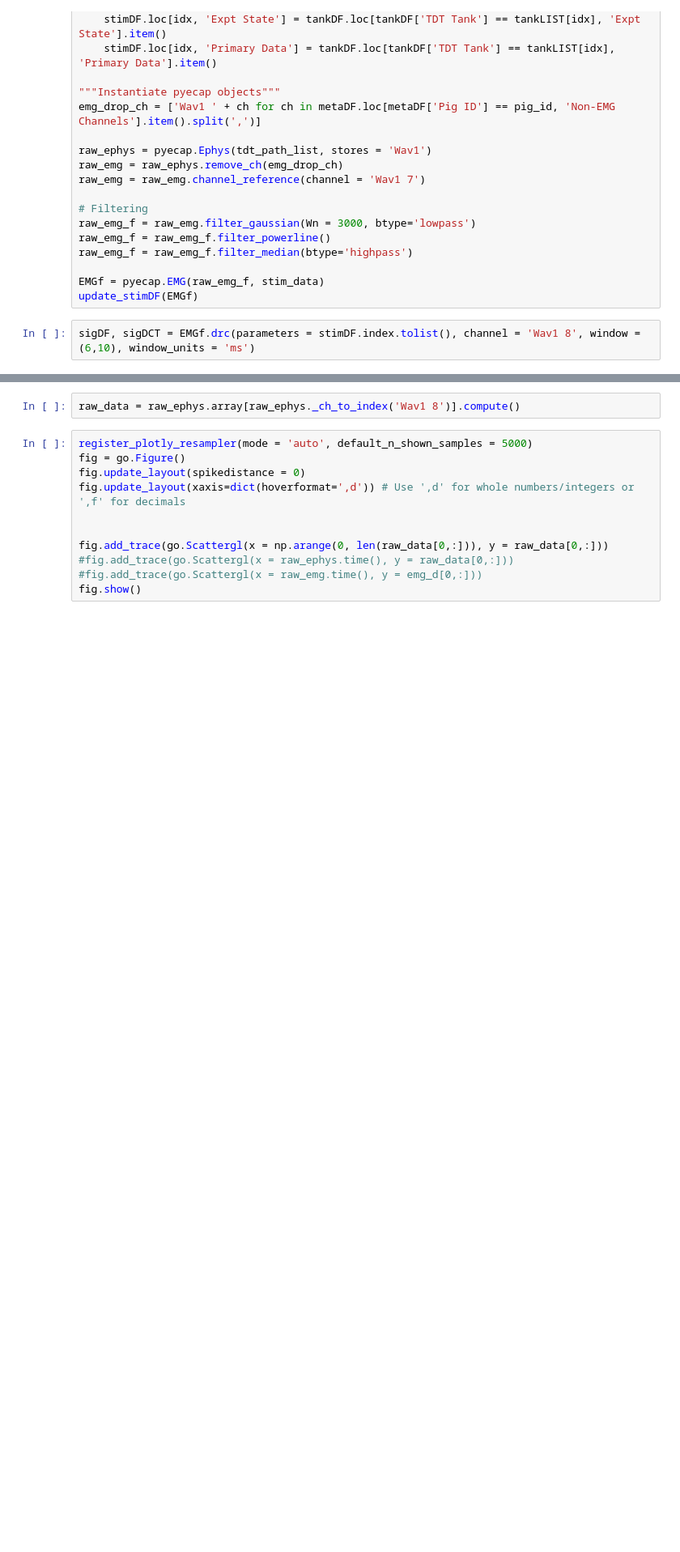
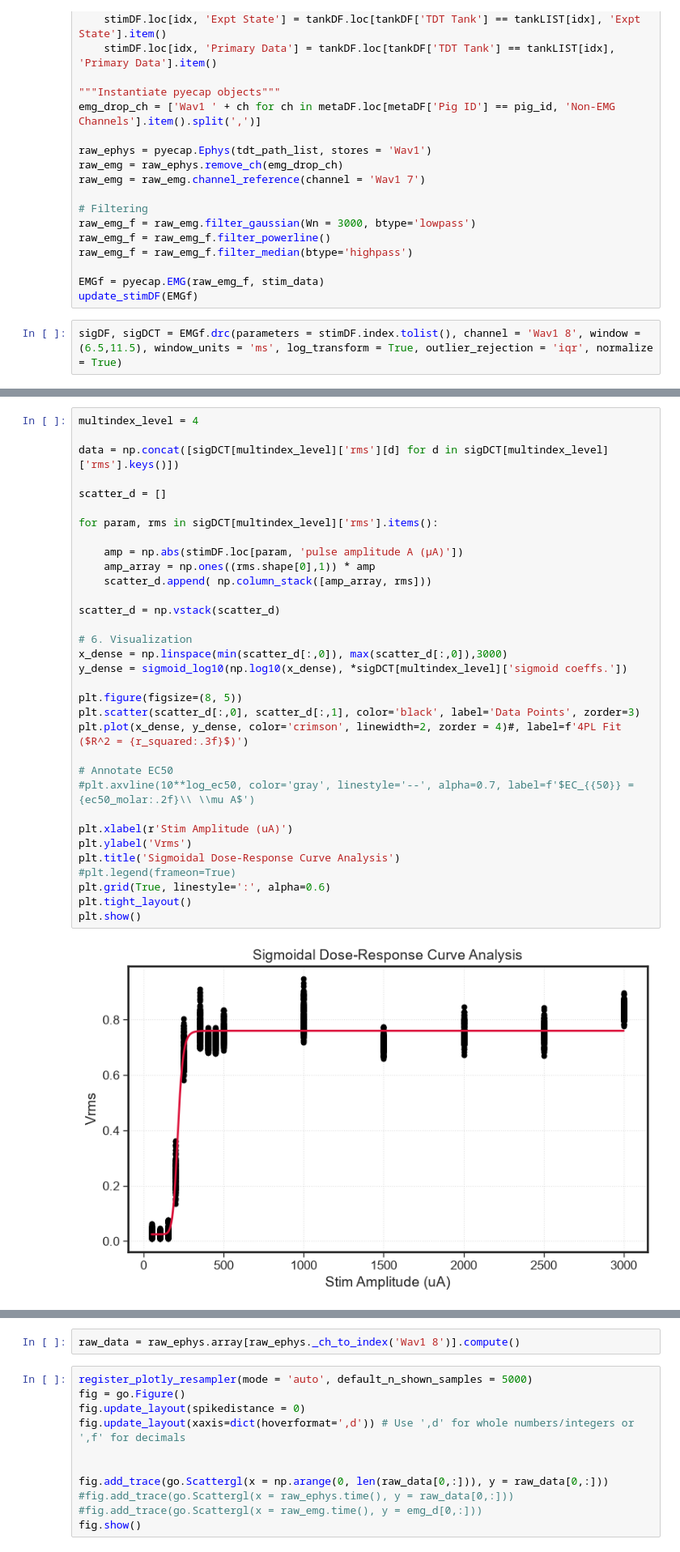
Before and after one commit to ludwig-lab/pyeCAP, a Jupyter notebook: dev/KC_pulseDRC.ipynb, the cells around one changed output, grey strips where cells are left out. Shown at 81% size. Cells and saved outputs as stored; diff of their text form; blank space fills up the shorter version.

Commit message:
Updated drc() to fit normalized data

```diff
--- a/dev/KC_pulseDRC.ipynb
+++ b/dev/KC_pulseDRC.ipynb
@@ -124,4 +124,4 @@ raw_emg_f = raw_emg_f.filter_median(btype='highpass')
 EMGf = pyecap.EMG(raw_emg_f, stim_data)
 update_stimDF(EMGf)
 # %%
-sigDF, sigDCT = EMGf.drc(parameters = stimDF.index.tolist(), channel = 'Wav1 8', window = (6,10), window_units = 'ms')
+sigDF, sigDCT = EMGf.drc(parameters = stimDF.index.tolist(), channel = 'Wav1 8', window = (6.5,11.5), window_units = 'ms', log_transform = True, outlier_rejection = 'iqr', normalize = True)
@@ -143,0 +148,35 @@ sigDF
+# %%
+multindex_level = 4
+
+data = np.concat([sigDCT[multindex_level]['rms'][d] for d in sigDCT[multindex_level]['rms'].keys()])
+
+scatter_d = []
+
+for param, rms in sigDCT[multindex_level]['rms'].items():
+
+    amp = np.abs(stimDF.loc[param, 'pulse amplitude A (μA)'])
+    amp_array = np.ones((rms.shape[0],1)) * amp
+    scatter_d.append( np.column_stack([amp_array, rms]))
+
+scatter_d = np.vstack(scatter_d)
+
+# 6. Visualization
+x_dense = np.linspace(min(scatter_d[:,0]), max(scatter_d[:,0]),3000)
+y_dense = sigmoid_log10(np.log10(x_dense), *sigDCT[multindex_level]['sigmoid coeffs.'])
+
+plt.figure(figsize=(8, 5))
+plt.scatter(scatter_d[:,0], scatter_d[:,1], color='black', label='Data Points', zorder=3)
+plt.plot(x_dense, y_dense, color='crimson', linewidth=2, zorder = 4)#, label=f'4PL Fit ($R^2 = {r_squared:.3f}$)')
+
+# Annotate EC50
+#plt.axvline(10**log_ec50, color='gray', linestyle='--', alpha=0.7, label=f'$EC_{{50}} = {ec50_molar:.2f}\\ \\mu A$')
+
+plt.xlabel(r'Stim Amplitude (uA)')
+plt.ylabel('Vrms')
+plt.title('Sigmoidal Dose-Response Curve Analysis')
+#plt.legend(frameon=True)
+plt.grid(True, linestyle=':', alpha=0.6)
+plt.tight_layout()
+plt.show()
+# %% [output]
+[figure, added]
```
Also changed, not shown: parts of 6 cells of this notebook, 1 other file.
